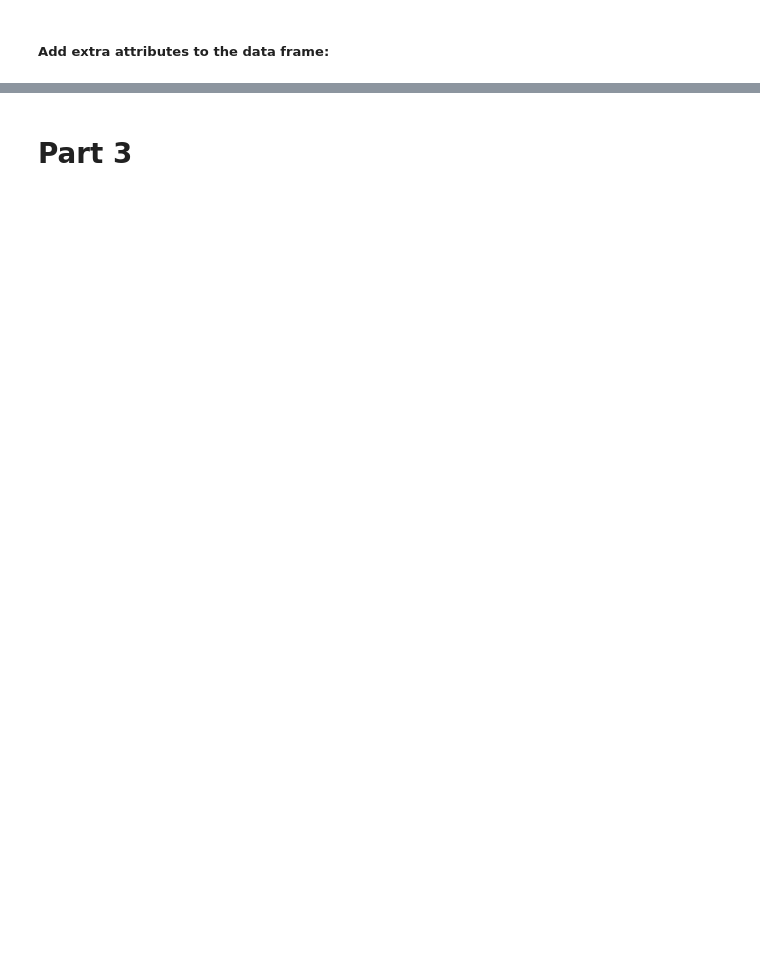
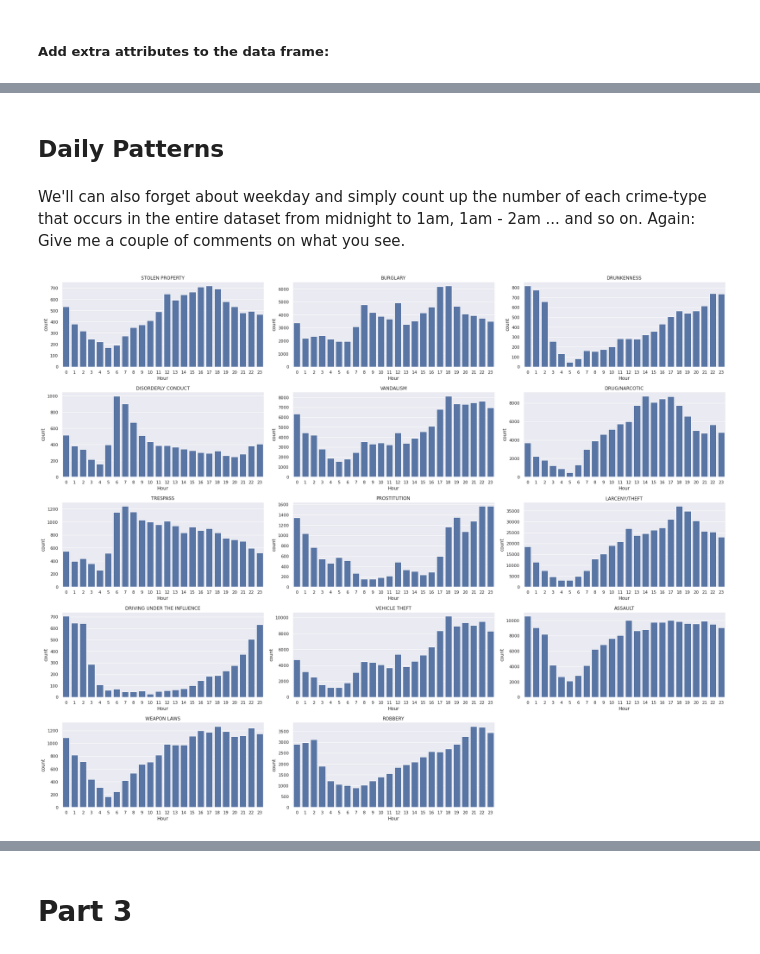
Before and after one commit to evangstav/SocialDataAnalysis2021, a Jupyter notebook: Assignment_1.ipynb, the cells around one changed output, grey strips where cells are left out. Drawn from its saved outputs; the diff is of its cells as text; code cells hidden in the pictures; blank space fills up the shorter version.

```diff
--- a/Assignment_1.ipynb
+++ b/Assignment_1.ipynb
@@ -11,5 +13,8 @@ import numpy as np
 ##### Load data:
 # %%
 # Connect to google drive
-from google.colab import drive
-drive.mount('/content/drive', force_remount=True)
+#from google.colab import drive
+#drive.mount('/content/drive', force_remount=True)
+
+#Locally
+local_path = "data/Police_Department_Incident_Reports__Historical_2003_to_May_2018.csv"
@@ -19,7 +22,7 @@ Mounted at /content/drive
 # Add correct path for location of Police_Department_Incident_Reports__Historical_2003_to_May_2018.csv
 path = "/content/drive/MyDrive/Social_Data_and_Visualisation/Police_Department_Incident_Reports__Historical_2003_to_May_2018.csv"
 
-df = pd.read_csv(path)
+df = pd.read_csv(local_path)
 # %% [markdown]
 ##### Add extra attributes to the data frame:
 # %%
@@ -31,0 +79,15 @@ df['Hour'] = [int(time[0:2]) for time in (df['Time'])]
+# %% [markdown]
+## Daily Patterns
+# %% [markdown]
+We'll can also forget about weekday and simply count up the number of each crime-type that occurs in the entire dataset from midnight to 1am, 1am - 2am ... and so on. Again: Give me a couple of comments on what you see.
+# %%
+# %%
+plt.figure(figsize=(25,20))
+plt.tight_layout()
+for i, category in enumerate(focuscrimes):
+    plt.subplot(5, 3, i + 1)
+    plt.title(category)
+    sns.countplot(data=df_p1[df_p1.Category == category], x="Hour", color="b")
+    plt.tight_layout()
+# %% [output]
+[figure, added]
```
Also changed, not shown: parts of 27 cells of this notebook, 5 other files.
